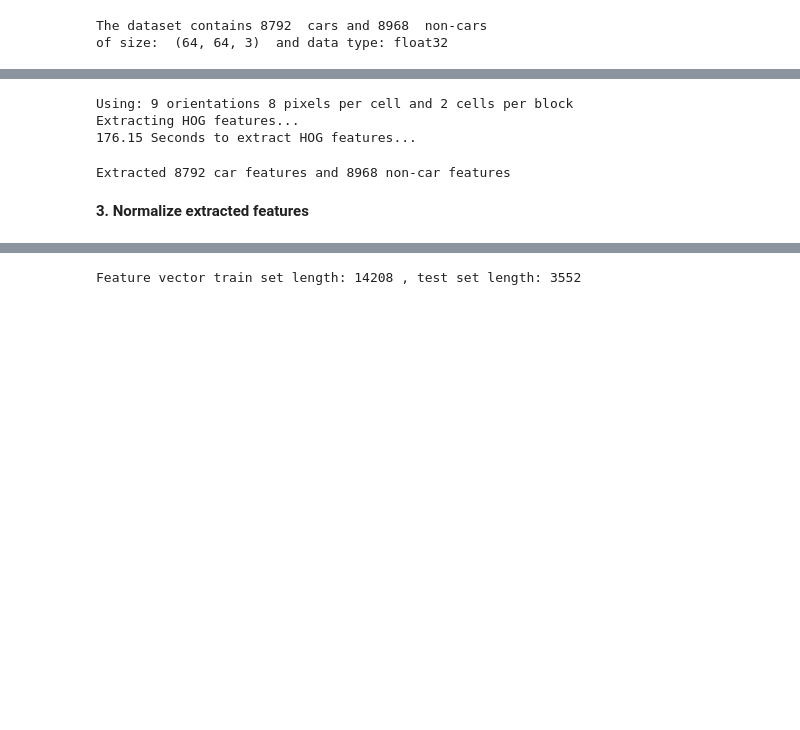
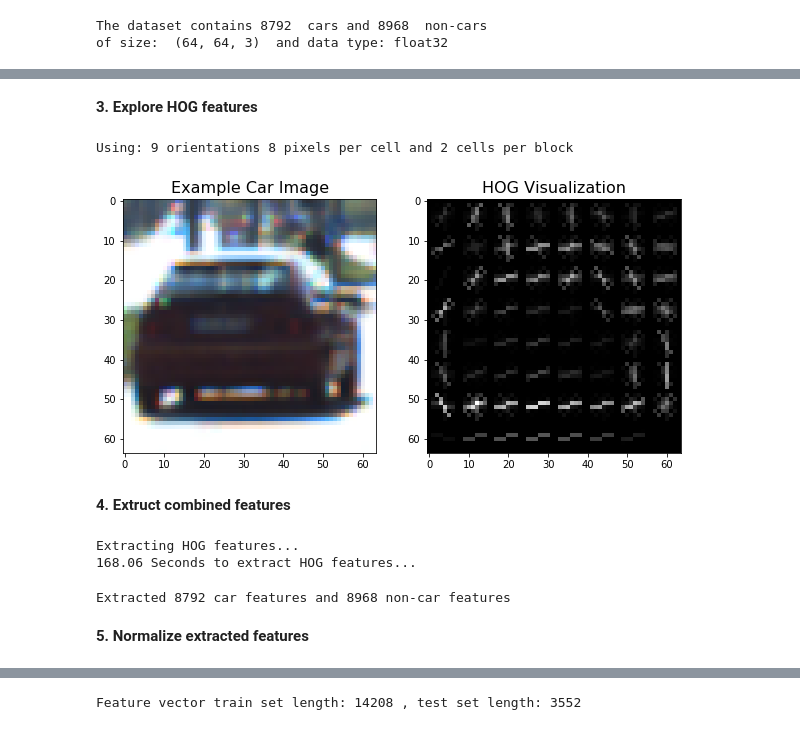
Before and after one commit to ek8203/CarND-Vehicle-Detection, a Jupyter notebook: vehicle_detection.ipynb, the cells around one changed output, grey strips where cells are left out. Cells and saved outputs as stored; diff of their text form; code cells hidden in the pictures; blank space fills up the shorter version.

```diff
--- a/vehicle_detection.ipynb
+++ b/vehicle_detection.ipynb
@@ -74,3 +111,37 @@ of size:  (64, 64, 3)  and data type: float32
+# %% [markdown]
+**3. Explore HOG features**
+# %%
+from p5lib.visualize import plt_two
+from p5lib.features import *
+
+# Generate a random index to look at a car image
+ind = np.random.randint(0, len(cars))
+
+# Read in the image
+#image = mpimg.imread(cars[ind])
+image = cv2.imread(cars[ind])
+gray = cv2.cvtColor(image, cv2.COLOR_BGR2GRAY)
+
+# Define HOG parameters
+orient = 9
+pix_per_cell = 8
+cell_per_block = 2
+
+# Call the function with vis=True to see an image output
+features, hog_image = get_hog_features(gray, orient, pix_per_cell, cell_per_block, vis=True, feature_vec=False)
+
+print('Using:', orient, 'orientations', pix_per_cell, 'pixels per cell and', cell_per_block,'cells per block')
+
+# Plot the example
+image = cv2.cvtColor(image, cv2.COLOR_BGR2RGB)
+figure = plt_two(image, hog_image, 'Example Car Image', 'HOG Visualization', figsize=(10,10), fontsize=16, cmap_2='gray')
+#figure.savefig('output_images/hog_visual.jpg')   # save the figure to file
+plt.close(figure)    # close the figure
+# %% [output]
+Using: 9 orientations 8 pixels per cell and 2 cells per block
+[figure, added]
+# %% [markdown]
+**4. Extruct combined features**
 # %%
 from p5lib.features import *
 import numpy as np
@@ -80,8 +151,9 @@ import time
 ind = np.random.randint(0, len(cars))
 
 # Read in the image
-image = mpimg.imread(cars[ind])
-gray = cv2.cvtColor(image, cv2.COLOR_RGB2GRAY)
+#image = mpimg.imread(cars[ind])
+image = cv2.imread(cars[ind])
+gray = cv2.cvtColor(image, cv2.COLOR_BGR2GRAY)
 
 # Reduce the sample size because HOG features are slow to compute
 # The quiz evaluator times out after 13s of CPU time
@@ -105,8 +177,6 @@ spatial_feat=True
 hist_bins=32
 hist_feat=True
 
-print('Using:', orient, 'orientations', pix_per_cell, 'pixels per cell and', cell_per_block,'cells per block')
-
 # Measure time of feature extraction
 t1=time.time()
 print('Extracting HOG features...')
@@ -124,9 +194,8 @@ notcar_features = extract_features(notcars, color_space=color_space, spatial_siz
 t2 = time.time()
 print(round(t2-t1, 2), 'Seconds to extract HOG features...')
 # %% [output]
-Using: 9 orientations 8 pixels per cell and 2 cells per block
 Extracting HOG features...
-176.15 Seconds to extract HOG features...
+168.06 Seconds to extract HOG features...
 # %%
 # Create an array stack of feature vector X
 X = np.vstack((car_features, notcar_features)).astype(np.float64)
@@ -136,7 +205,7 @@ print('Extracted', len(car_features), 'car features and', len(notcar_features),'
 # %% [output]
 Extracted 8792 car features and 8968 non-car features
 # %% [markdown]
-**3. Normalize extracted features**
+**5. Normalize extracted features**
 # %%
 from sklearn.preprocessing import StandardScaler
 import time
```
Also changed, not shown: parts of 15 cells of this notebook.
